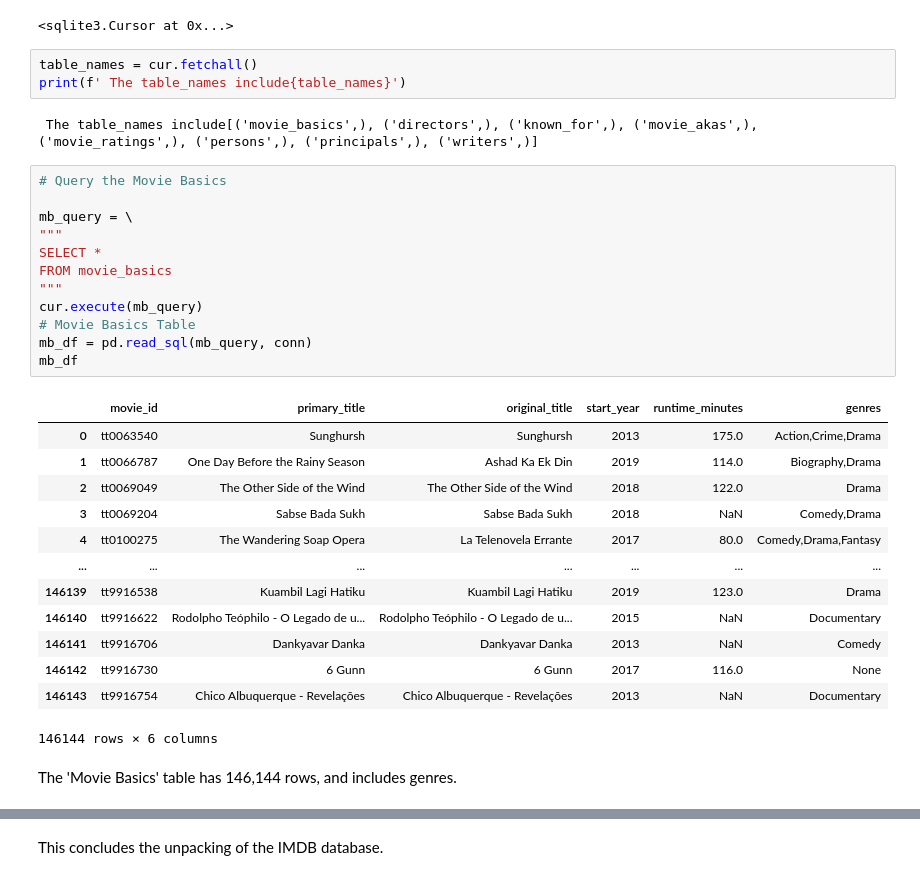
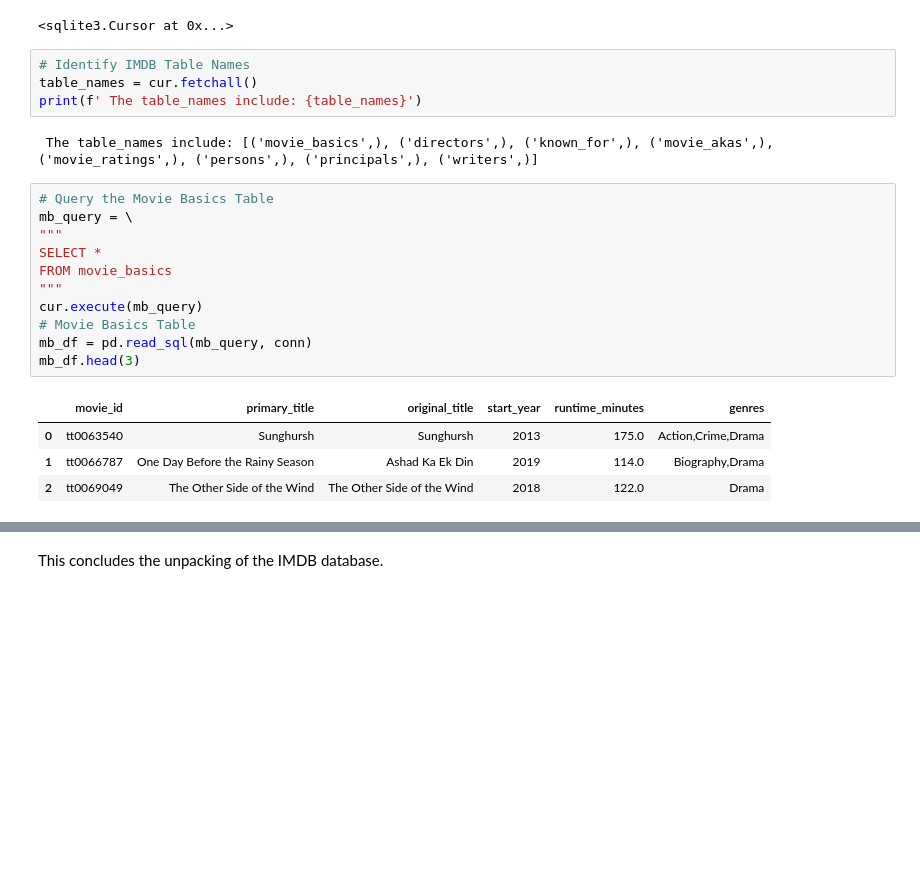
Before and after one commit to tmcroyce/Phase-1-Project-Movie-Analysis, a Jupyter notebook: student.ipynb, the cells around one changed output, grey strips where cells are left out. Cells and saved outputs as stored; diff of their text form; blank space fills up the shorter version.

```diff
--- a/student.ipynb
+++ b/student.ipynb
@@ -49,36 +50,25 @@ cur.execute("""SELECT name FROM sqlite_master WHERE type = 'table';""")
 # %% [output]
 <sqlite3.Cursor at 0x...>
 # %%
+# Identify IMDB Table Names
 table_names = cur.fetchall()
-print(f' The table_names include{table_names}')
+print(f' The table_names include: {table_names}')
 # %% [output]
- The table_names include[('movie_basics',), ('directors',), ('known_for',), ('movie_akas',), ('movie_ratings',), ('persons',), ('principals',), ('writers',)]
+ The table_names include: [('movie_basics',), ('directors',), ('known_for',), ('movie_akas',), ('movie_ratings',), ('persons',), ('principals',), ('writers',)]
 # %%
-# Query the Movie Basics
-
+# Query the Movie Basics Table
 mb_query = \
 """
 SELECT *
 FROM movie_basics
 """
 cur.execute(mb_query)
 # Movie Basics Table
 mb_df = pd.read_sql(mb_query, conn)
-mb_df
+mb_df.head(3)
 # %% [output]
 |  | movie_id | primary_title | original_title | start_year | runtime_minutes | genres |
 | 0 | tt0063540 | Sunghursh | Sunghursh | 2013 | 175.0 | Action,Crime,Drama |
 | 1 | tt0066787 | One Day Before the Rainy Season | Ashad Ka Ek Din | 2019 | 114.0 | Biography,Drama |
 | 2 | tt0069049 | The Other Side of the Wind | The Other Side of the Wind | 2018 | 122.0 | Drama |
-| 3 | tt0069204 | Sabse Bada Sukh | Sabse Bada Sukh | 2018 | NaN | Comedy,Drama |
-| 4 | tt0100275 | The Wandering Soap Opera | La Telenovela Errante | 2017 | 80.0 | Comedy,Drama,Fantasy |
-| ... | ... | ... | ... | ... | ... | ... |
-| 146139 | tt9916538 | Kuambil Lagi Hatiku | Kuambil Lagi Hatiku | 2019 | 123.0 | Drama |
-| 146140 | tt9916622 | Rodolpho Teóphilo - O Legado de u... | Rodolpho Teóphilo - O Legado de u... | 2015 | NaN | Documentary |
-| 146141 | tt9916706 | Dankyavar Danka | Dankyavar Danka | 2013 | NaN | Comedy |
-| 146142 | tt9916730 | 6 Gunn | 6 Gunn | 2017 | 116.0 | None |
-| 146143 | tt9916754 | Chico Albuquerque - Revelações | Chico Albuquerque - Revelações | 2013 | NaN | Documentary |
-146144 rows × 6 columns
-# %% [markdown]
-The 'Movie Basics' table has 146,144 rows, and includes genres.
 # %%
```
Also changed, not shown: parts of 83 cells of this notebook.
